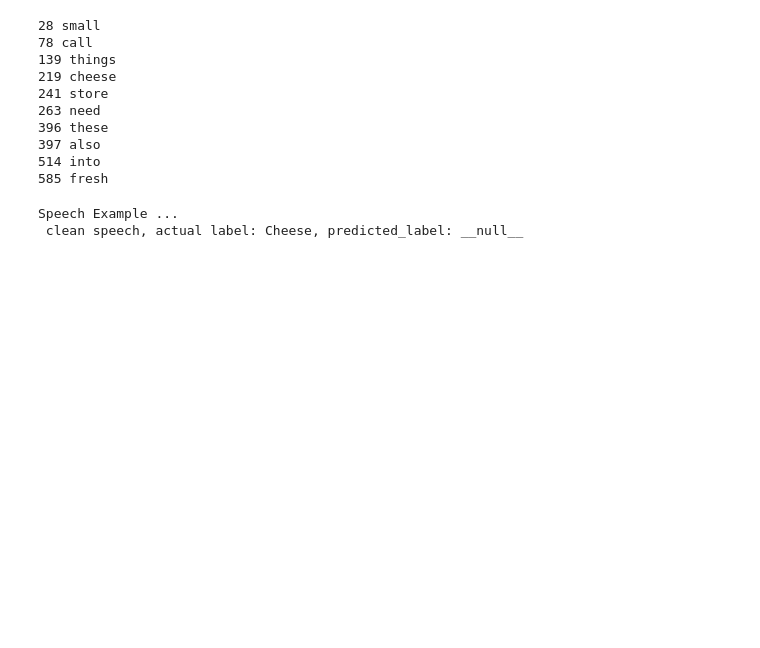
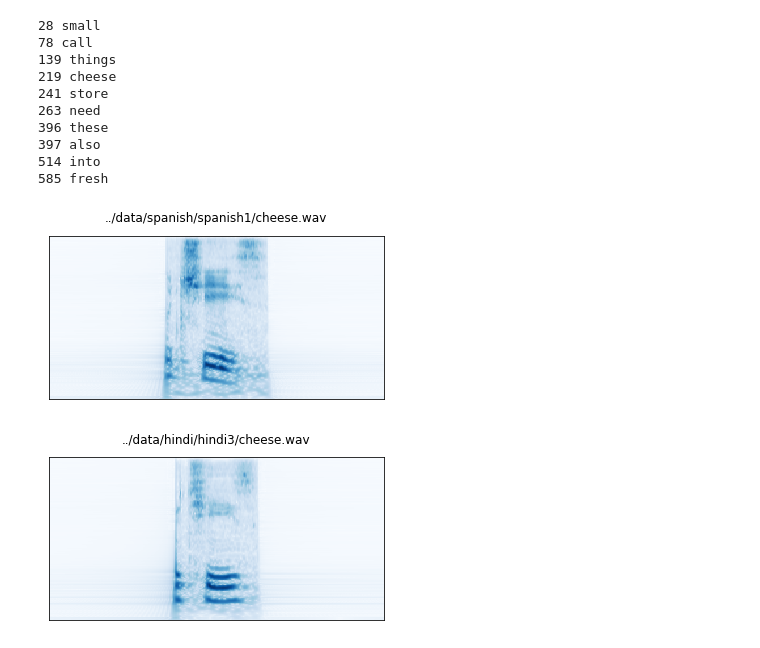
Before and after one commit to davidlee1435/kelletal2018, a Jupyter notebook: src/main.ipynb, the cells around one changed output. Cells and saved outputs as stored; diff of their text form; code cells hidden in the pictures; blank space fills up the shorter version.

```diff
--- a/src/main.ipynb
+++ b/src/main.ipynb
@@ -97,28 +100,35 @@ def generate_cochleagram(filename):
     # reshape to (256,256)
     c_gram_reshape_1 = np.reshape(c_gram_rescaled, (211,400))
     c_gram_reshape_2 = resample(c_gram_reshape_1,(256,256))
+    plot_cochleagram(c_gram_reshape_2, filename)
 
     # prepare to run through network -- i.e., flatten it
     c_gram_flatten = np.reshape(c_gram_reshape_2, (1, 256*256))
 
     return c_gram_flatten
 # %%
-def demo_from_wav(filename):
-    tf.reset_default_graph()
-    net_object = branched_network()
-    word_key = np.load('./demo_stim/logits_to_word_key.npy') # load logits to word key
-    music_key = np.load('./demo_stim/logits_to_genre_key.npy') # load logits to word key
+tf.reset_default_graph()
+network = branched_network()
 
+word_key = np.load('./demo_stim/logits_to_word_key.npy') # load logits to word key
+music_key = np.load('./demo_stim/logits_to_genre_key.npy') # load logits to word key
 
+def demo_from_wav(filename, network):
     # generate cochleagram, then pass cochleagram through network and get logits for word branch
 
     c_gram = generate_cochleagram(filename)
-    logits = net_object.session.run(net_object.word_logits, feed_dict={net_object.x: c_gram})
-    prediction = word_key[np.argmax(logits, axis=1)]
-    print "Speech Example ... \n clean speech, actual label: Cheese, predicted_label: " \
-        + prediction[0] +'\n'
+    logits = network.session.run(network.word_logits, feed_dict={network.x: c_gram})
+    return logits
+#     top_3 = np.argsort(logits, axis=1)[-3:][::-1]
+#     print top_3
+#     for i in top_3:
+#         print word_key[0][i]
+#     prediction = word_key[np.argmax(logits, axis=1)]
+#     print "Speech Example ... \n clean speech, actual label: Cheese, predicted_label: " \
+#         + prediction[0] +'\n'
 
-demo_from_wav('../data/cantonese/cantonese1/also.wav')
+spanish_logits = demo_from_wav('../data/spanish/spanish1/cheese.wav', network)
+hindi_logits = demo_from_wav('../data/hindi/hindi3/cheese.wav', network)
 # %% [output]
-Speech Example ...
- clean speech, actual label: Cheese, predicted_label: __null__
+[figure, added]
+[figure, added]
```
Also changed, not shown: parts of 4 cells of this notebook, 2 other files.
